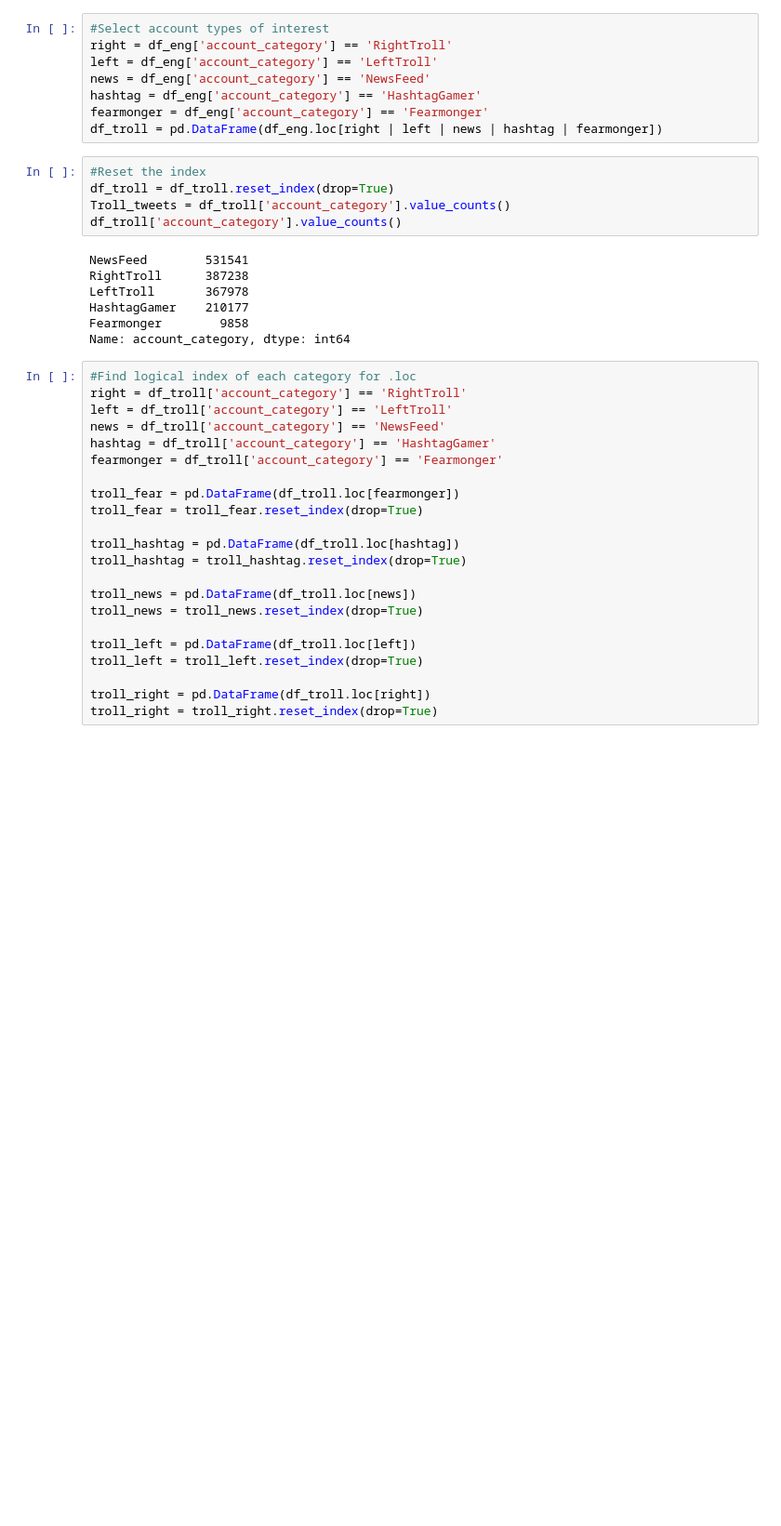
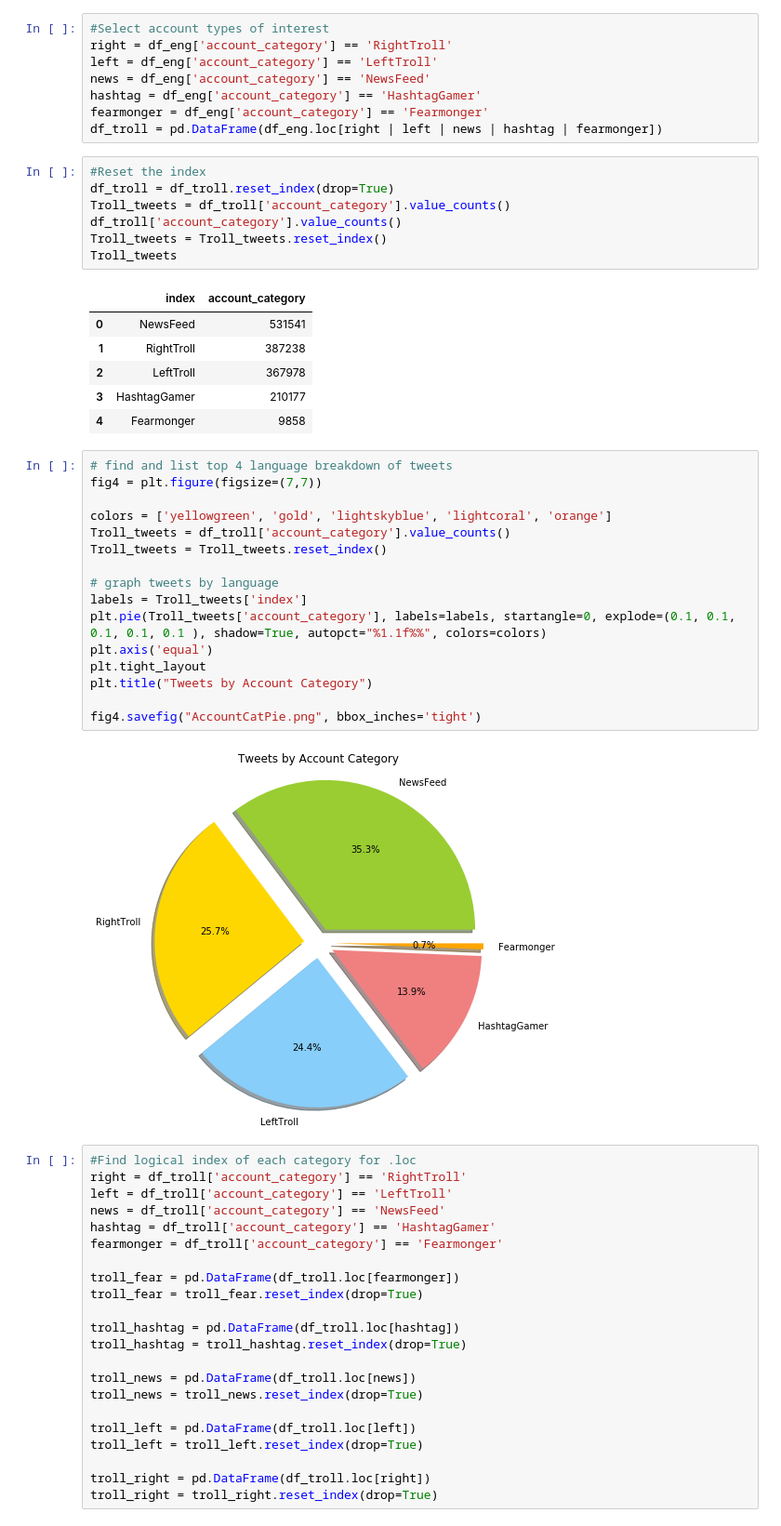
Before and after one commit to JGohl/TeamHashtag, a Jupyter notebook: AJZ Proj1 Analysis.ipynb, the cells around one changed output. Shown at 93% size. Cells and saved outputs as stored; diff of their text form; blank space fills up the shorter version.

Commit message:
Pie Account Category
made a piegraph for tweets by account category

```diff
--- a/AJZ Proj1 Analysis.ipynb
+++ b/AJZ Proj1 Analysis.ipynb
@@ -51,13 +51,33 @@ df_troll = pd.DataFrame(df_eng.loc[right | left | news | hashtag | fearmonger])
 df_troll = df_troll.reset_index(drop=True)
 Troll_tweets = df_troll['account_category'].value_counts()
 df_troll['account_category'].value_counts()
+Troll_tweets = Troll_tweets.reset_index()
+Troll_tweets
 # %% [output]
-NewsFeed        531541
-RightTroll      387238
-LeftTroll       367978
-HashtagGamer    210177
-Fearmonger        9858
-Name: account_category, dtype: int64
+|  | index | account_category |
+| 0 | NewsFeed | 531541 |
+| 1 | RightTroll | 387238 |
+| 2 | LeftTroll | 367978 |
+| 3 | HashtagGamer | 210177 |
+| 4 | Fearmonger | 9858 |
+# %%
+# find and list top 4 language breakdown of tweets
+fig4 = plt.figure(figsize=(7,7))
+
+colors = ['yellowgreen', 'gold', 'lightskyblue', 'lightcoral', 'orange']
+Troll_tweets = df_troll['account_category'].value_counts()
+Troll_tweets = Troll_tweets.reset_index()
+
+# graph tweets by language
+labels = Troll_tweets['index']
+plt.pie(Troll_tweets['account_category'], labels=labels, startangle=0, explode=(0.1, 0.1, 0.1, 0.1, 0.1 ), shadow=True, autopct="%1.1f%%", colors=colors)
+plt.axis('equal')
+plt.tight_layout
+plt.title("Tweets by Account Category")
+
+fig4.savefig("AccountCatPie.png", bbox_inches='tight')
+# %% [output]
+[figure, added]
 # %%
 #Find logical index of each category for .loc
 right = df_troll['account_category'] == 'RightTroll'
```
Also changed, not shown: 1 other file.
